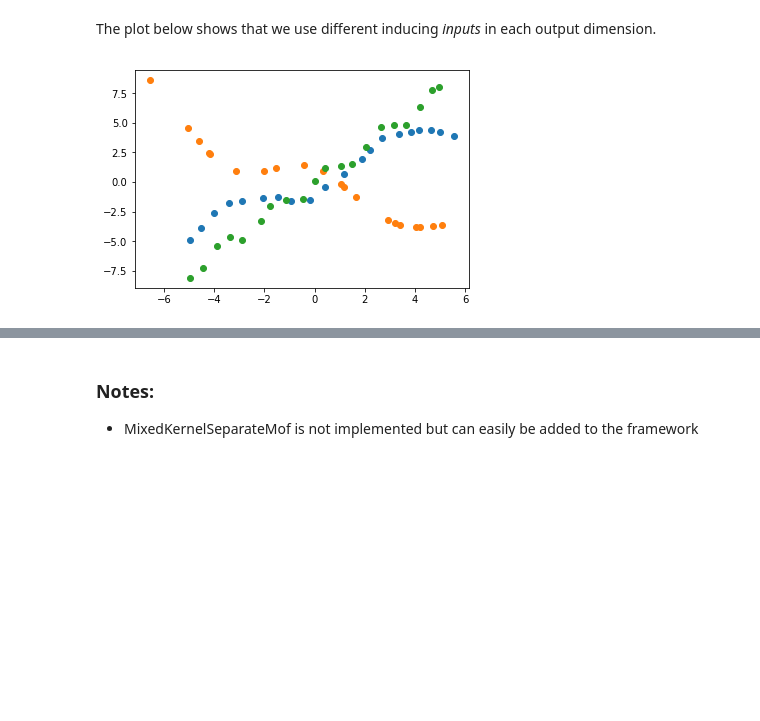
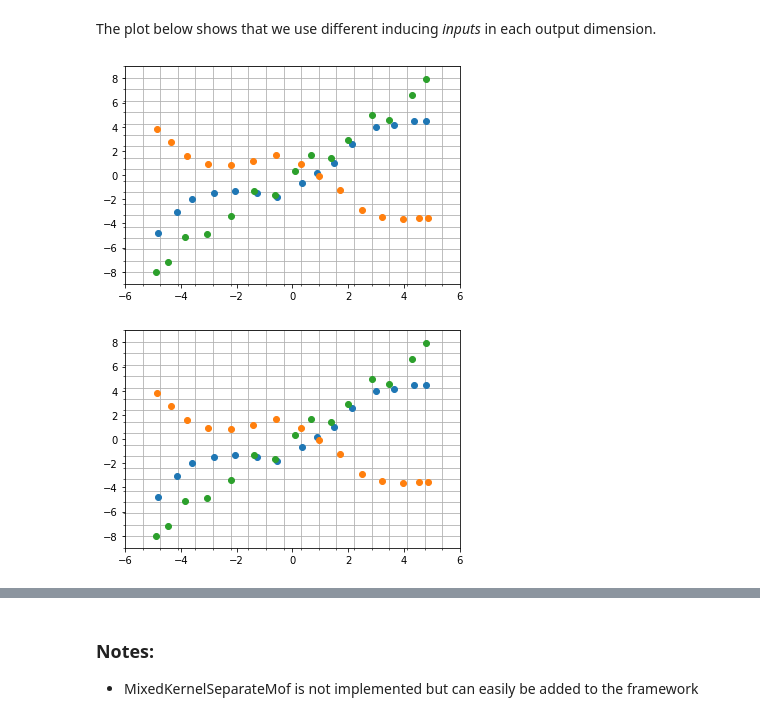
Before and after one commit to GPflow/GPflow, a Jupyter notebook: doc/source/notebooks/advanced/multioutput.ipynb, the cells around one changed output, grey strips where cells are left out. Cells and saved outputs as stored; diff of their text form; code cells hidden in the pictures; blank space fills up the shorter version.

Commit message:
Inheritance structure for multioutput code + updated multioutput notebook (#1029)

```diff
--- a/doc/source/notebooks/advanced/multioutput.ipynb
+++ b/doc/source/notebooks/advanced/multioutput.ipynb
@@ -71,6 +74,7 @@ def generate_data(N=100):
     return X, Y
 # %%
 X, Y = generate_data(N)
+Zinit = np.linspace(-5, 5, M)[:, None]
 # %% [markdown]
 We create a utility function for plotting:
 # %%
@@ -138,10 +160,10 @@ gpf.reset_default_graph_and_session()
 # Create list of kernels for each output
 kern_list = [gpf.kernels.RBF(D) + gpf.kernels.Linear(1) for _ in range(P)]
 # Create multioutput kernel from kernel list
-kernel = mk.SeparateIndependentMok(kern_list)
+kernel = gpf.kernels.SeparateIndependent(kern_list)
 # initialisation of inducing input locations (M random points from the training inputs)
-Z = X[:M,...].copy()
-# create multioutput features from Z
-feature = mf.SharedIndependentMof(gpf.features.InducingPoints(Z))
+Z = Zinit.copy()
+# create multioutput inducing variables from Z
+iv = gpf.inducing_variables.SharedIndependentInducingVariables(gpf.inducing_variables.InducingPoints(Z))
 # %%
 # create SVGP model as usual and optimize
@@ -172,18 +196,15 @@ gpf.reset_default_graph_and_session()
 # Create list of kernels for each output
 kern_list = [gpf.kernels.RBF(D) + gpf.kernels.Linear(1) for _ in range(P)]
 # Create multioutput kernel from kernel list
-kernel = mk.SeparateIndependentMok(kern_list)
+kernel = gpf.kernels.SeparateIndependent(kern_list)
 # initialisation of inducing input locations, one set of locations per output
-Zs = [X[np.random.permutation(len(X))[:M],...].copy() for _ in range(P)]
-# initialise as list inducing features
-feature_list = [gpf.features.InducingPoints(Z) for Z in Zs]
-# create multioutput features from feature_list
-feature = mf.SeparateIndependentMof(feature_list)
+Zs = [Zinit.copy() for _ in range(P)]
+# initialise as list inducing inducing variables
+iv_list = [gpf.inducing_variables.InducingPoints(Z) for Z in Zs]
+# create multioutput inducing variables from iv_list
+iv = gpf.inducing_variables.SeparateIndependentInducingVariables(iv_list)
 # %% [markdown]
 Note that while the inducing points are independent, there needs to be the same number of inducing points per dimension.
 # %%
 # create SVGP model as usual and optimize
-m = gpf.models.SVGP(X, Y, kernel, gpf.likelihoods.Gaussian(), feat=feature)
-
-opt = gpf.train.ScipyOptimizer()
-opt.minimize(m, disp=True, maxiter=MAXITER)
+m = gpf.models.SVGP(kernel, gpf.likelihoods.Gaussian(), inducing_variables=iv, num_latent=P)
@@ -205,8 +219,12 @@ plot_model(m)
 # %% [markdown]
 The plot below shows that we use different inducing *inputs* in each output dimension.
 # %%
-for i in range(len(m.feature.feat_list)):
-    q_mu_unwhitened, q_var_unwhitened = m.predict_f(m.feature.feat_list[i].Z.value)
-    plt.plot(m.feature.feat_list[i].Z.value, q_mu_unwhitened[:, [i]], "o")
+for i in range(len(m.inducing_variables.inducing_variable_list)):
+    q_mu_unwhitened, q_var_unwhitened = m.predict_f(m.inducing_variables.inducing_variable_list[i].Z)
+    plt.plot(m.inducing_variables.inducing_variable_list[i].Z.numpy(), q_mu_unwhitened[:, i, None].numpy(), "o")
+plt.gca().set_xticks(np.linspace(-6, 6, 20), minor=True)
+plt.gca().set_yticks(np.linspace(-9, 9, 20), minor=True)
+plt.grid(which='minor')
 # %% [output]
-[figure, old version]
+[figure, new version]
+[figure, added]
```
Also changed, not shown: parts of 34 cells of this notebook, 46 other files.
